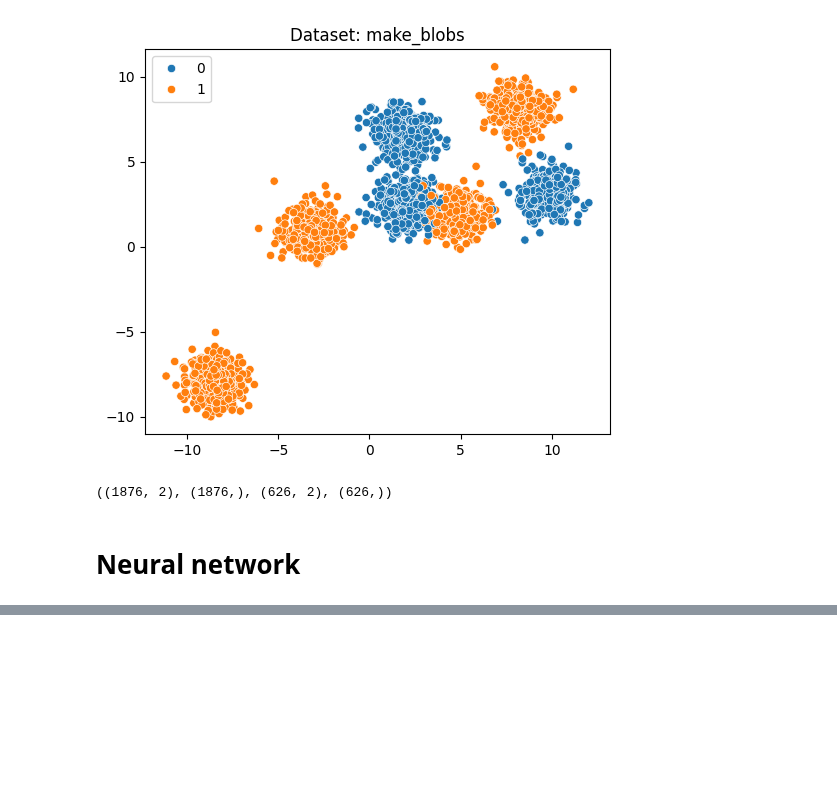
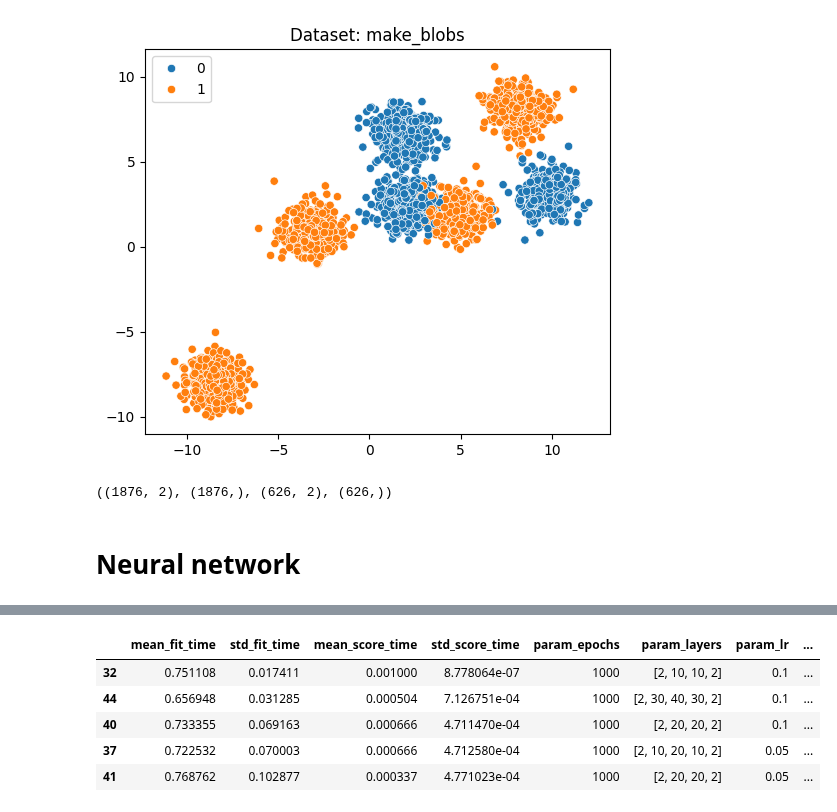
Before and after one commit to adamzsl/master-studies, a Jupyter notebook: neural_network/neural_network.ipynb, the cells around one changed output, grey strips where cells are left out. Saved outputs shown, nothing was run; the diff lists cells and outputs as text; code cells hidden in the pictures; blank space fills up the shorter version.

```diff
--- a/neural_network/neural_network.ipynb
+++ b/neural_network/neural_network.ipynb
@@ -190,0 +219,10 @@ Sensitivity: 0.9689265536723164
+# %%
+parameters = {
+    'layers': [[X_train.shape[1], 10, 10, 2], [X_train.shape[1], 10, 20, 10, 2], [X_train.shape[1], 20, 20, 2], [X_train.shape[1], 30, 40, 30, 2]],
+    'epochs': [200, 500, 1000],
+    'lr': [0.1, 0.05, 0.01, 0.001],
+}
+
+clf = NeuralNetwork()
+grid_search = GridSearchCV(clf, parameters, cv=3, n_jobs=-1, verbose=5)
+grid_search.fit(X_train, y_train)
@@ -190,0 +253,10 @@ Sensitivity: 0.9689265536723164
+# %%
+grid_search_df = pd.DataFrame(grid_search.cv_results_)
+grid_search_df.sort_values(by=['rank_test_score'])[:5]
+# %% [output]
+|  | mean_fit_time | std_fit_time | mean_score_time | std_score_time | param_epochs | param_layers | param_lr | ... |
+| 32 | 0.751108 | 0.017411 | 0.001000 | 8.778064e-07 | 1000 | [2, 10, 10, 2] | 0.1 | ... |
+| 44 | 0.656948 | 0.031285 | 0.000504 | 7.126751e-04 | 1000 | [2, 30, 40, 30, 2] | 0.1 | ... |
+| 40 | 0.733355 | 0.069163 | 0.000666 | 4.711470e-04 | 1000 | [2, 20, 20, 2] | 0.1 | ... |
+| 37 | 0.722532 | 0.070003 | 0.000666 | 4.712580e-04 | 1000 | [2, 10, 20, 10, 2] | 0.05 | ... |
+| 41 | 0.768762 | 0.102877 | 0.000337 | 4.771023e-04 | 1000 | [2, 20, 20, 2] | 0.05 | ... |
```
Also changed, not shown: parts of 15 cells of this notebook, 1 other file.
